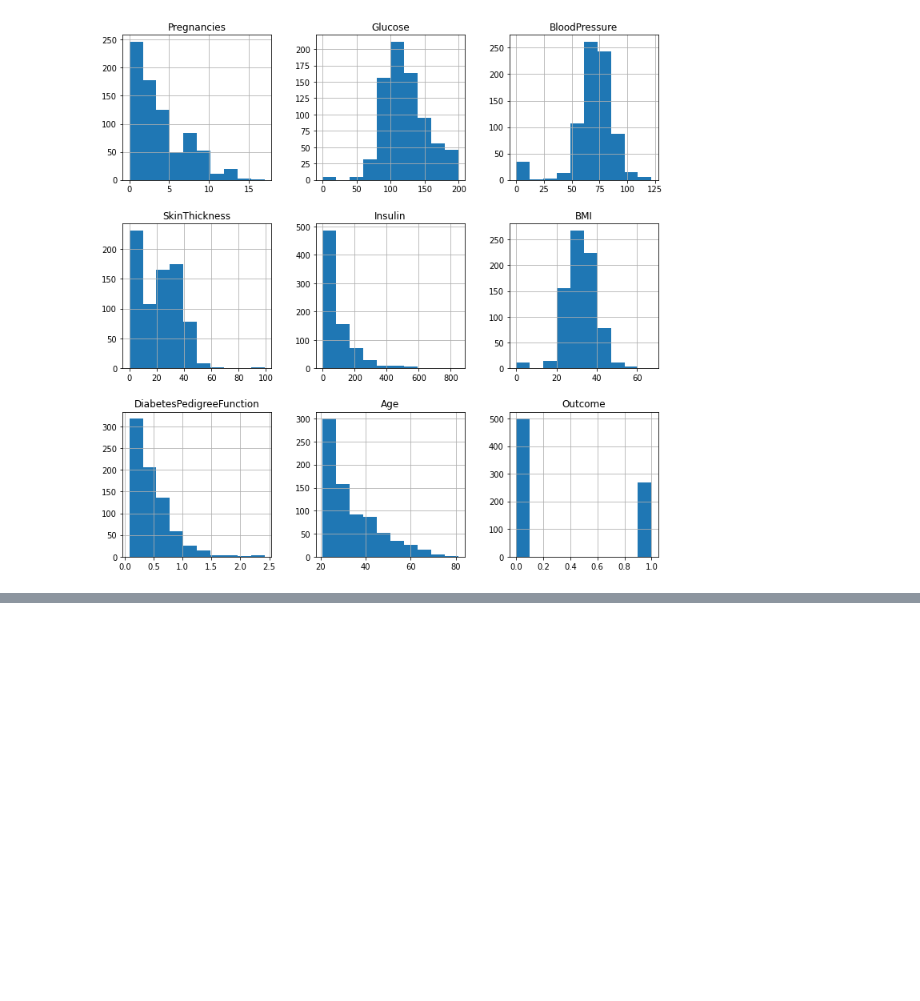
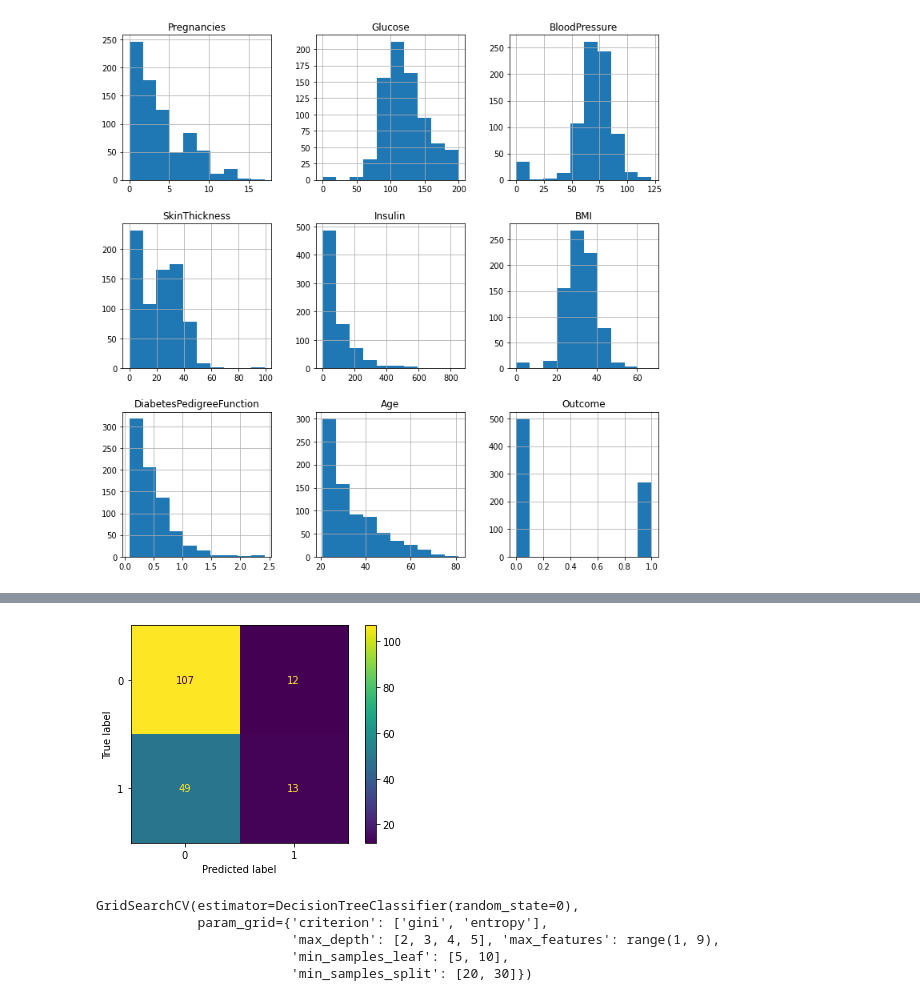
Before and after one commit to luisOliari/DECISION-TREE-ALGO, a Jupyter notebook: src/explore.ipynb, the cells around one changed output, grey strips where cells are left out. Saved outputs shown, nothing was run; the diff lists cells and outputs as text; code cells hidden in the pictures; blank space fills up the shorter version.

```diff
--- a/src/explore.ipynb
+++ b/src/explore.ipynb
@@ -222,0 +330,7 @@ X_train, X_test, y_train, y_test = train_test_split(X, y, random_state=40)
+# %%
+# en este caso vamos a sacar las columnas que no aportan:
+X2 = df_filter[['BloodPressure','DiabetesPedigreeFunction']]
+y2 = df_filter[['Outcome']]
+# %%
+#Split the data
+X2_train, X2_test, y2_train, y2_test = train_test_split(X2, y2, stratify=y2,random_state=34)
@@ -222,0 +347,11 @@ X_train, X_test, y_train, y_test = train_test_split(X, y, random_state=40)
+# %%
+#show predicted dataset
+clf2_pred=clf2.predict(X2_test)
+# %%
+cm2 = confusion_matrix(y2_test, clf2_pred, labels=clf2.classes_)
+disp = ConfusionMatrixDisplay(confusion_matrix=cm2, display_labels=clf2.classes_)
+disp.plot()
+
+plt.show()
+# %% [output]
+[figure, added]
@@ -222,0 +367,9 @@ X_train, X_test, y_train, y_test = train_test_split(X, y, random_state=40)
+# %%
+clf_GS = GridSearchCV(DecisionTreeClassifier(random_state=0), parameters)
+clf_GS.fit(X, y)
+# %% [output]
+GridSearchCV(estimator=DecisionTreeClassifier(random_state=0),
+             param_grid={'criterion': ['gini', 'entropy'],
+                         'max_depth': [2, 3, 4, 5], 'max_features': range(1, 9),
+                         'min_samples_leaf': [5, 10],
+                         'min_samples_split': [20, 30]})
```
Also changed, not shown: parts of 44 cells of this notebook, 1 other file.
